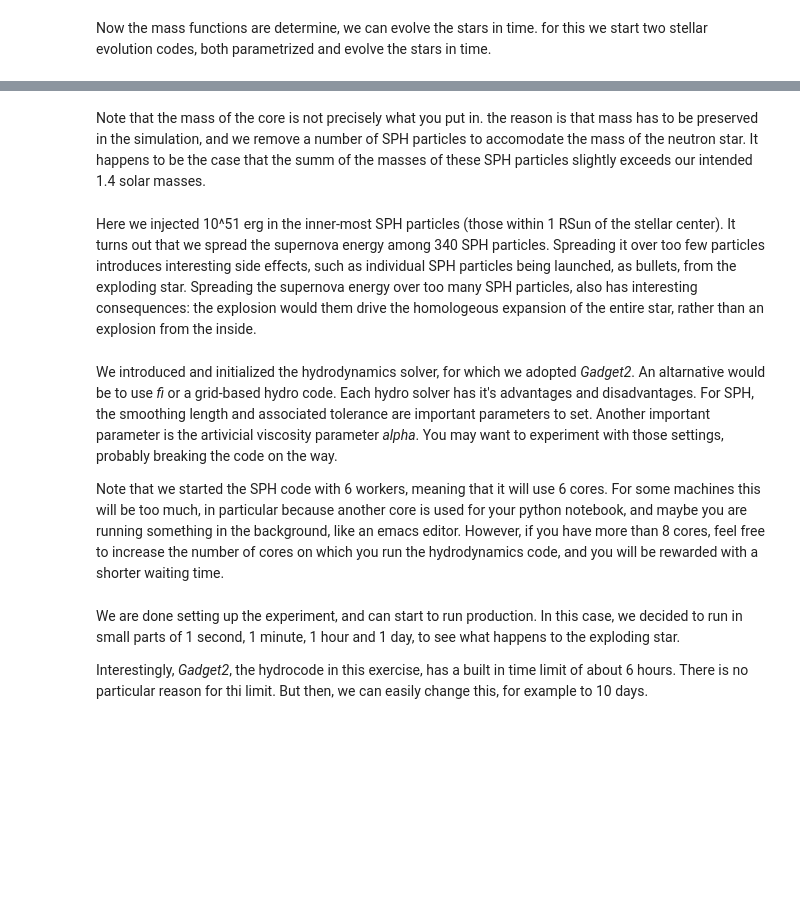
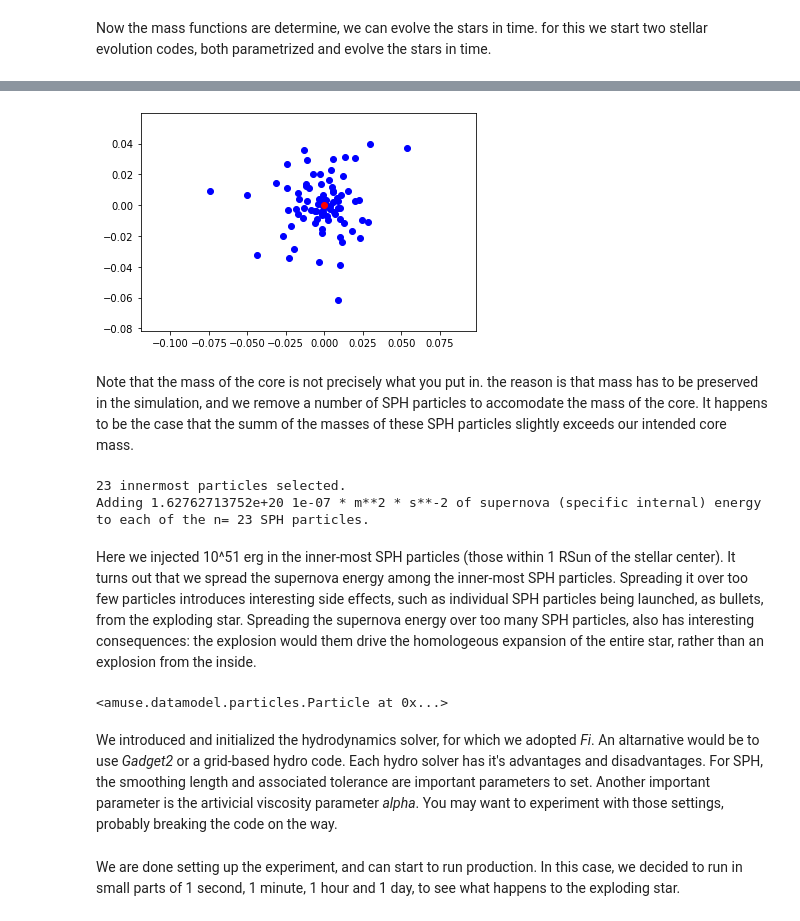
Before and after one commit to spzwart/AMUSE-Tutorial, a Jupyter notebook: running_hydrodynamics.ipynb, the cells around one changed output, grey strips where cells are left out. Drawn from its saved outputs; the diff is of its cells as text; code cells hidden in the pictures; blank space fills up the shorter version.

Commit message:
updated running hydrodynamics

```diff
--- a/running_hydrodynamics.ipynb
+++ b/running_hydrodynamics.ipynb
@@ -67,7 +73,7 @@ print("Star generated.")
 # %% [markdown]
 Now the mass functions are determine, we can evolve the stars in time. for this we start two stellar evolution codes, both parametrized and evolve the stars in time.
 # %%
-number_of_sph_particles = 1000
+number_of_sph_particles = 100
 print(pickle_file)
 print("Creating initial conditions from a MESA stellar evolution model...")
 model = convert_stellar_model_to_SPH(
@@ -88,10 +109,16 @@ print("Setting gravitational smoothing to:", core_radius.in_(units.km))
 # %%
-pyplot.scatter(gas_without_core.x.value_in(units.au), gas_without_core.y.value_in(units.au), c='b')
-pyplot.scatter(core.x.value_in(units.au), core.y.value_in(units.au), c='r')
-pyplot.show()
+def plot_star(core, gas):
+    pyplot.scatter(gas.x.value_in(units.au), gas.y.value_in(units.au), c='b')
+    pyplot.scatter(core.x.value_in(units.au), core.y.value_in(units.au), c='r')
+    pyplot.axis("equal")
+    pyplot.show()
+
+plot_star(core, gas_without_core)
+# %% [output]
+[figure, added]
 # %% [markdown]
 Note that the mass of the core is not precisely what you put in.
-the reason is that mass has to be preserved in the simulation, and we remove a number of SPH particles to accomodate the mass of the neutron star. It happens to be the case that the summ of the masses of these SPH particles slightly exceeds our intended 1.4 solar masses.
+the reason is that mass has to be preserved in the simulation, and we remove a number of SPH particles to accomodate the mass of the core. It happens to be the case that the summ of the masses of these SPH particles slightly exceeds our intended core mass.
 # %%
 def inject_supernova_energy(gas_particles,
                             explosion_energy=1.0e+51|units.erg,
@@ -105,5 +132,8 @@ def inject_supernova_energy(gas_particles,
     inner.u += explosion_energy / inner.total_mass()
 
 inject_supernova_energy(gas_without_core, exploding_region=1|units.RSun)
+# %% [output]
+23 innermost particles selected.
+Adding 1.62762713752e+20 1e-07 * m**2 * s**-2 of supernova (specific internal) energy to each of the n= 23 SPH particles.
 # %% [markdown]
-Here we injected 10^51 erg in the inner-most SPH particles (those within 1 RSun of the stellar center). It turns out that we spread the supernova energy among 340 SPH particles. Spreading it over too few particles introduces interesting side effects, such as individual SPH particles being launched, as bullets, from the exploding star. Spreading the supernova energy over too many SPH particles, also has interesting consequences: the explosion would them drive the homologeous expansion of the entire star, rather than an explosion from the inside.
+Here we injected 10^51 erg in the inner-most SPH particles (those within 1 RSun of the stellar center). It turns out that we spread the supernova energy among the inner-most SPH particles. Spreading it over too few particles introduces interesting side effects, such as individual SPH particles being launched, as bullets, from the exploding star. Spreading the supernova energy over too many SPH particles, also has interesting consequences: the explosion would them drive the homologeous expansion of the entire star, rather than an explosion from the inside.
@@ -116,16 +140,16 @@ core = natal_kick_to_neutron_star(core, (250., 0.0, 0.0)|units.kms)
 # %%
-from amuse.community.gadget2.interface import Gadget2
+from amuse.community.fi.interface import Fi
 from amuse.lab import nbody_system
 converter = nbody_system.nbody_to_si(10|units.MSun, core_radius)
 
-hydro_code = Gadget2(converter, number_of_workers=6)
+hydro_code = Fi(converter)
 hydro_code.parameters.epsilon_squared = core_radius**2
 hydro_code.parameters.n_smooth_tol = 0.01
 hydro_code.gas_particles.add_particles(gas_without_core)
 hydro_code.dm_particles.add_particle(core)
+# %% [output]
+<amuse.datamodel.particles.Particle at 0x...>
 # %% [markdown]
-We introduced and initialized the hydrodynamics solver, for which we adopted *Gadget2*. An altarnative would be to use *fi* or a grid-based hydro code.
+We introduced and initialized the hydrodynamics solver, for which we adopted *Fi*. An altarnative would be to use *Gadget2* or a grid-based hydro code.
 Each hydro solver has it's advantages and disadvantages. For SPH, the smoothing length and associated tolerance are important parameters to set. Another important parameter is the artivicial viscosity parameter *alpha*. You may want to experiment with those settings, probably breaking the code on the way.
-
-Note that we started the SPH code with 6 workers, meaning that it will use 6 cores. For some machines this will be too much, in particular because another core is used for your python notebook, and maybe you are running something in the background, like an emacs editor. However, if you have more than 8 cores, feel free to increase the number of cores on which you run the hydrodynamics code, and you will be rewarded with a shorter waiting time.
 # %%
@@ -182,5 +206,3 @@ def hydro_plot(hydro_code, view_size, npixels):
 # %% [markdown]
 We are done setting up the experiment, and can start to run production.
 In this case, we decided to run in small parts of 1 second, 1 minute, 1 hour and 1 day, to see what happens to the exploding star.
-
-Interestingly, *Gadget2*, the hydrocode in this exercise, has a built in time limit of about 6 hours. There is no particular reason for thi limit. But then, we can easily change this, for example to 10 days.
```
Also changed, not shown: parts of 14 cells of this notebook.
